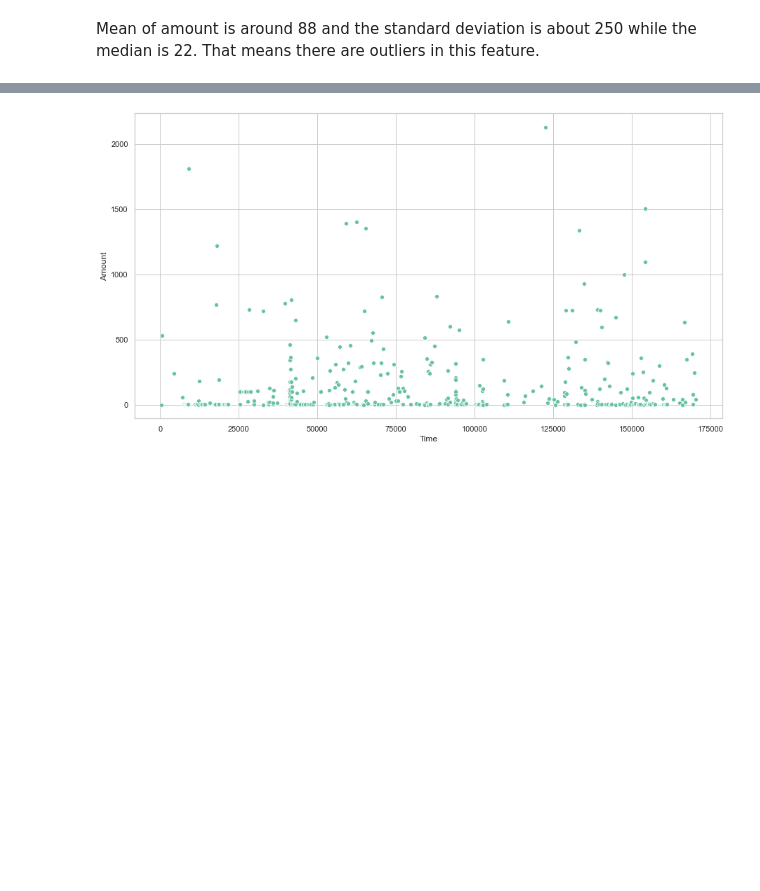
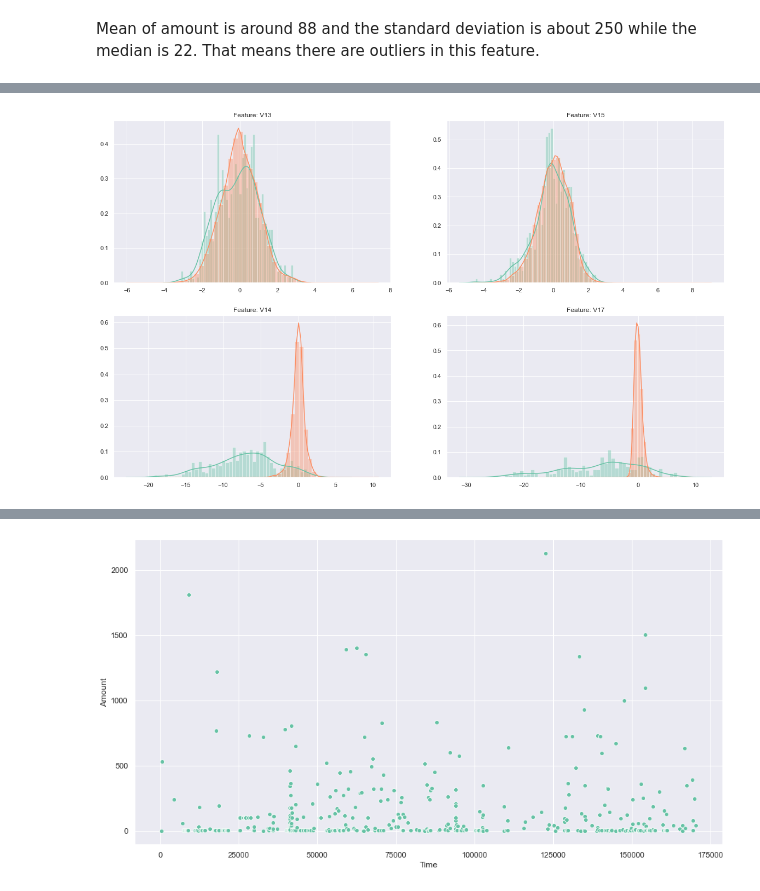
Before and after one commit to Krishnamurtyp/Credit_Card_Fraud_Detection_v1.0, a Jupyter notebook: Credit_Card_Fraud_Detection.ipynb, the cells around one changed output, grey strips where cells are left out. Saved outputs shown, nothing was run; the diff lists cells and outputs as text; code cells hidden in the pictures; blank space fills up the shorter version.

```diff
--- a/Credit_Card_Fraud_Detection.ipynb
+++ b/Credit_Card_Fraud_Detection.ipynb
@@ -104,0 +121,13 @@ df[['Time', 'Amount']].describe()
+# %%
+v_features_ = df[['V13','V15', 'V14', 'V17']].columns
+plt.figure(figsize=(20,6*2))
+gs = gridspec.GridSpec(2, 2)
+for i, cn in enumerate(df[v_features_]):
+    ax = plt.subplot(gs[i])
+    sns.distplot(df[cn][df.Class == 1], bins=50)
+    sns.distplot(df[cn][df.Class == 0], bins=50)
+    ax.set_xlabel('')
+    ax.set_title('Feature: ' + str(cn))
+plt.show()
+# %% [output]
+[figure, added]
```
Also changed, not shown: parts of 73 cells of this notebook.
